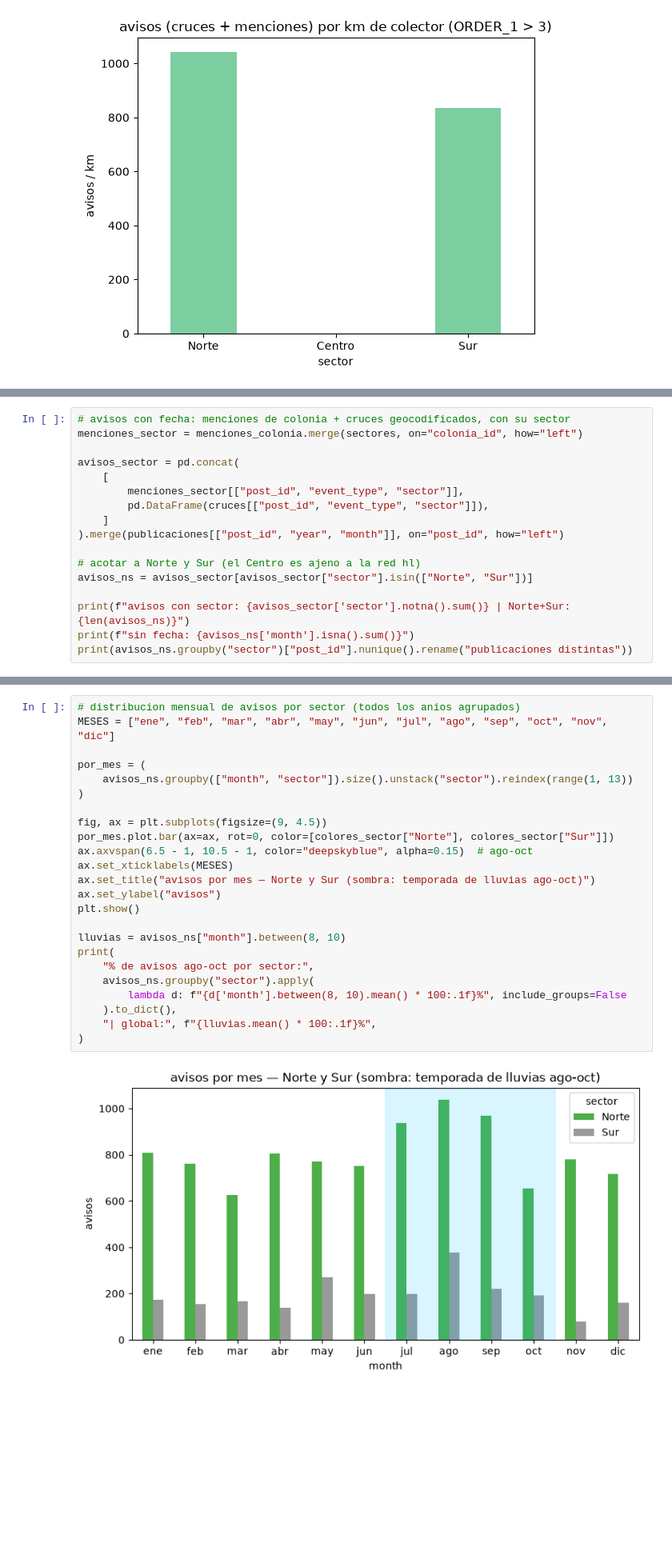
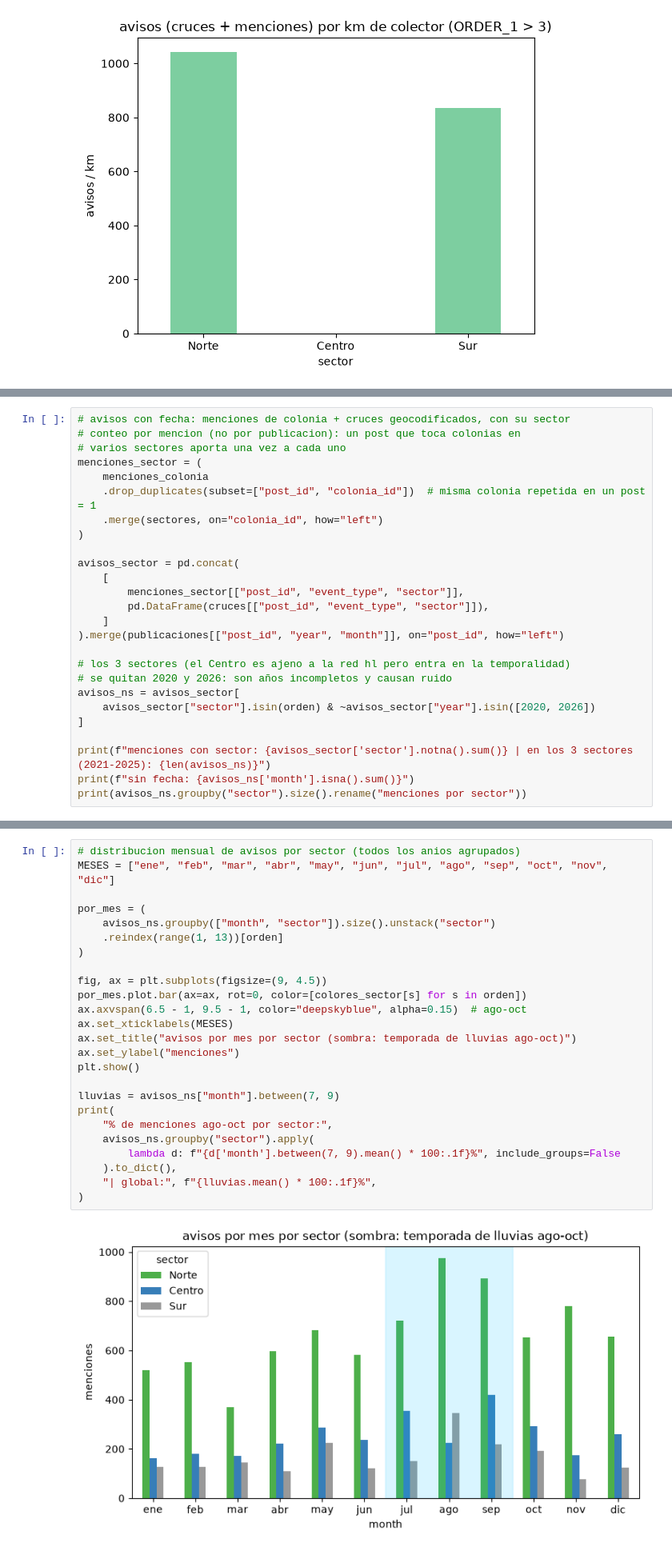
Before and after one commit to Mcd-2026-2-IngC-Team/proyecto-ingenieria-de-caracteristicas, a Jupyter notebook: notebooks/AAMM/06-AAMM-eda-avisos-hidrografia.ipynb, the cells around one changed output, grey strips where cells are left out. Shown at 80% size. Saved outputs shown, nothing was run; the diff lists cells and outputs as text; blank space fills up the shorter version.

```diff
--- a/notebooks/AAMM/06-AAMM-eda-avisos-hidrografia.ipynb
+++ b/notebooks/AAMM/06-AAMM-eda-avisos-hidrografia.ipynb
@@ -616,6 +558,12 @@ Como el Centro resultó ajeno a la red `hl`, el análisis se acota a **Norte y S
 # %%
 # avisos con fecha: menciones de colonia + cruces geocodificados, con su sector
-menciones_sector = menciones_colonia.merge(sectores, on="colonia_id", how="left")
+# conteo por mencion (no por publicacion): un post que toca colonias en
+# varios sectores aporta una vez a cada uno
+menciones_sector = (
+    menciones_colonia
+    .drop_duplicates(subset=["post_id", "colonia_id"])  # misma colonia repetida en un post = 1
+    .merge(sectores, on="colonia_id", how="left")
+)
 
 avisos_sector = pd.concat(
     [
@@ -624,10 +572,13 @@ avisos_sector = pd.concat(
     ]
 ).merge(publicaciones[["post_id", "year", "month"]], on="post_id", how="left")
 
-# acotar a Norte y Sur (el Centro es ajeno a la red hl)
-avisos_ns = avisos_sector[avisos_sector["sector"].isin(["Norte", "Sur"])]
+# los 3 sectores (el Centro es ajeno a la red hl pero entra en la temporalidad)
+# se quitan 2020 y 2026: son años incompletos y causan ruido
+avisos_ns = avisos_sector[
+    avisos_sector["sector"].isin(orden) & ~avisos_sector["year"].isin([2020, 2026])
+]
 
-print(f"avisos con sector: {avisos_sector['sector'].notna().sum()} | Norte+Sur: {len(avisos_ns)}")
+print(f"menciones con sector: {avisos_sector['sector'].notna().sum()} | en los 3 sectores (2021-2025): {len(avisos_ns)}")
 print(f"sin fecha: {avisos_ns['month'].isna().sum()}")
-print(avisos_ns.groupby("sector")["post_id"].nunique().rename("publicaciones distintas"))
+print(avisos_ns.groupby("sector").size().rename("menciones por sector"))
 # %% [output]
@@ -640,26 +592,27 @@ Name: publicaciones distintas, dtype: int64
 # %%
 # distribucion mensual de avisos por sector (todos los anios agrupados)
 MESES = ["ene", "feb", "mar", "abr", "may", "jun", "jul", "ago", "sep", "oct", "nov", "dic"]
 
 por_mes = (
-    avisos_ns.groupby(["month", "sector"]).size().unstack("sector").reindex(range(1, 13))
+    avisos_ns.groupby(["month", "sector"]).size().unstack("sector")
+    .reindex(range(1, 13))[orden]
 )
 
 fig, ax = plt.subplots(figsize=(9, 4.5))
-por_mes.plot.bar(ax=ax, rot=0, color=[colores_sector["Norte"], colores_sector["Sur"]])
-ax.axvspan(6.5 - 1, 10.5 - 1, color="deepskyblue", alpha=0.15)  # ago-oct
+por_mes.plot.bar(ax=ax, rot=0, color=[colores_sector[s] for s in orden])
+ax.axvspan(6.5 - 1, 9.5 - 1, color="deepskyblue", alpha=0.15)  # ago-oct
 ax.set_xticklabels(MESES)
-ax.set_title("avisos por mes — Norte y Sur (sombra: temporada de lluvias ago-oct)")
-ax.set_ylabel("avisos")
+ax.set_title("avisos por mes por sector (sombra: temporada de lluvias ago-oct)")
+ax.set_ylabel("menciones")
 plt.show()
 
-lluvias = avisos_ns["month"].between(8, 10)
+lluvias = avisos_ns["month"].between(7, 9)
 print(
-    "% de avisos ago-oct por sector:",
+    "% de menciones ago-oct por sector:",
     avisos_ns.groupby("sector").apply(
-        lambda d: f"{d['month'].between(8, 10).mean() * 100:.1f}%", include_groups=False
+        lambda d: f"{d['month'].between(7, 9).mean() * 100:.1f}%", include_groups=False
     ).to_dict(),
     "| global:", f"{lluvias.mean() * 100:.1f}%",
 )
 # %% [output]
-[figure, old version]
+[figure, new version]
```
Also changed, not shown: parts of 26 cells of this notebook, 1 other file.
